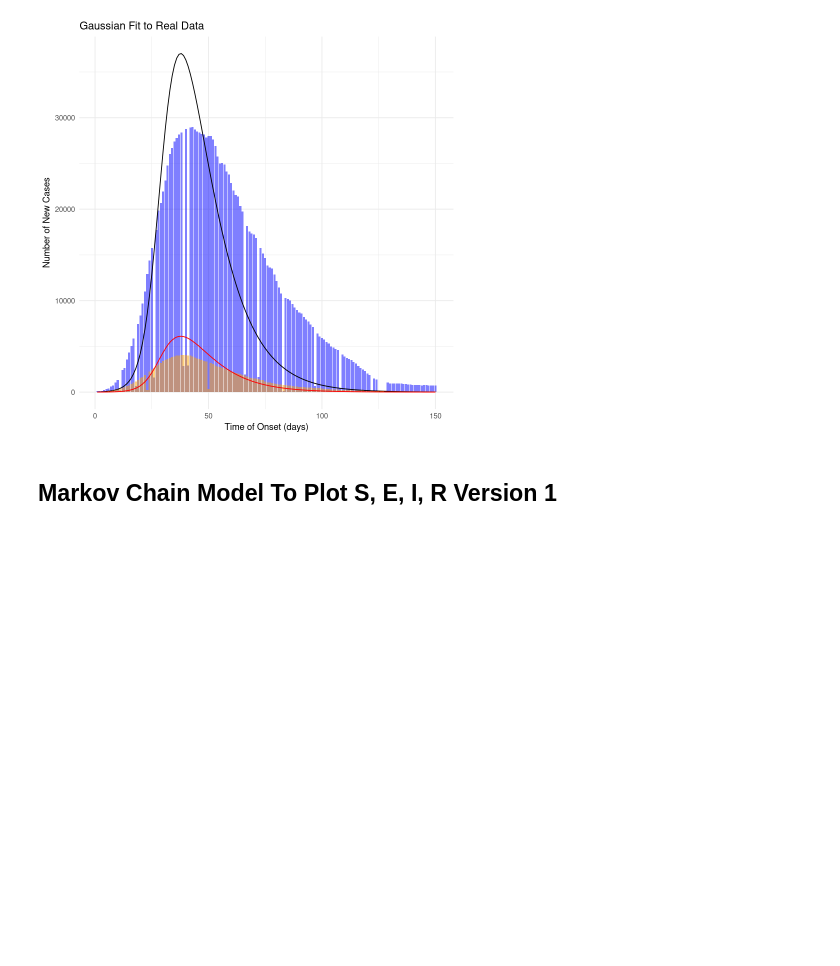
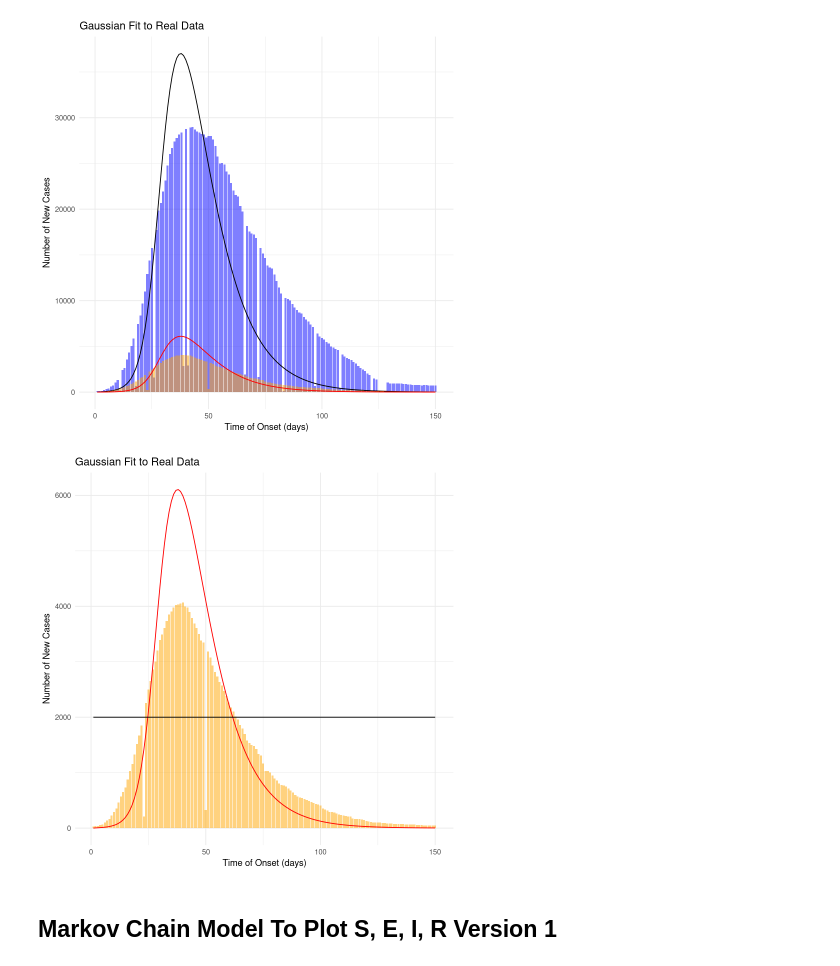
Before and after one commit to Vilmo18/COVID-19-Making-Decision, a Jupyter notebook: Covid_code_new.ipynb, the cells around one changed output. Cells and saved outputs as stored; diff of their text form; code cells hidden in the pictures; blank space fills up the shorter version.

```diff
--- a/Covid_code_new.ipynb
+++ b/Covid_code_new.ipynb
@@ -248,6 +261,17 @@ geom_bar(data = covid_bed, aes(x = times, y = icu), stat = "identity", fill = "o
   theme_minimal()
 # %% [output]
 [figure]
+# %%
+# Plot the real data and Gaussian fit
+ggplot() +
+  geom_bar(data = covid_bed, aes(x = times, y = icu), stat = "identity", fill = "orange", alpha = 0.5) +
+  geom_line(data = seir_df, aes(x = times, y = B_icu), color = "red") +
+  geom_line(aes(x = times, y = 2000), color = "black") +
+  labs(title = "Gaussian Fit to Real Data",
+       x = "Time of Onset (days)", y = "Number of New Cases") +
+  theme_minimal()
+# %% [output]
+[figure, added]
 # %% [markdown]
 ## Markov Chain Model To Plot S, E, I, R  Version 1
 # %%
```
Also changed, not shown: parts of 21 cells of this notebook.
